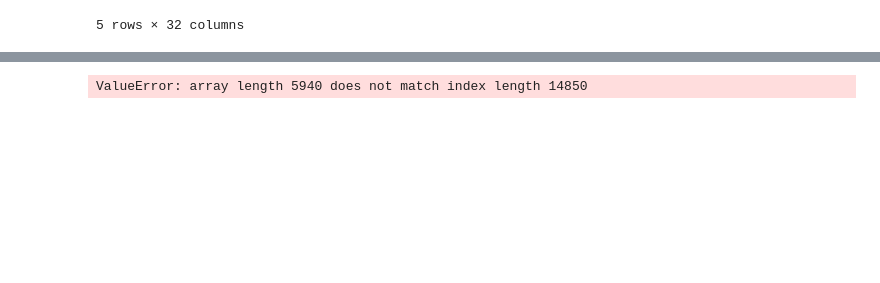
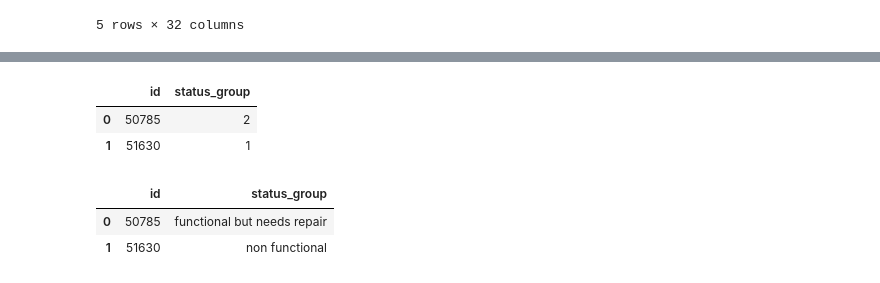
Before and after one commit to mutheu-eng/MultiClassProblem-WaterMiningTZ, a Jupyter notebook: WaterPumpTZ.ipynb, the cells around one changed output, grey strips where cells are left out. Cells and saved outputs as stored; diff of their text form; code cells hidden in the pictures; blank space fills up the shorter version.

```diff
--- a/WaterPumpTZ.ipynb
+++ b/WaterPumpTZ.ipynb
@@ -234,7 +149,13 @@ print(f"Accuracy: {roc_auc:.4f}")
-# %%
-test.status_group = y_pred_orig
+# %%
+processed_test.drop(["id"],axis=1,inplace=True)
+# %%
+test_pred = rf.predict(processed_test)
 # %%
-mining_submission = pd.DataFrame({"id":test["id"],
-                                   "status_group":y_pred})
+pump_submission = pd.DataFrame({"id":test["id"],
+                    "status_group": test_pred})
-# %% [output]
-ValueError: array length 5940 does not match index length 14850
+# %%
+pump_submission.head(2)
+# %% [output]
+|  | id | status_group |
+| 0 | 50785 | 2 |
+| 1 | 51630 | 1 |
@@ -240,0 +166,6 @@ ValueError: array length 5940 does not match index length 14850
+# %%
+pump_submission.head(2)
+# %% [output]
+|  | id | status_group |
+| 0 | 50785 | functional but needs repair |
+| 1 | 51630 | non functional |
```
Also changed, not shown: parts of 10 cells of this notebook, 1 other file.
